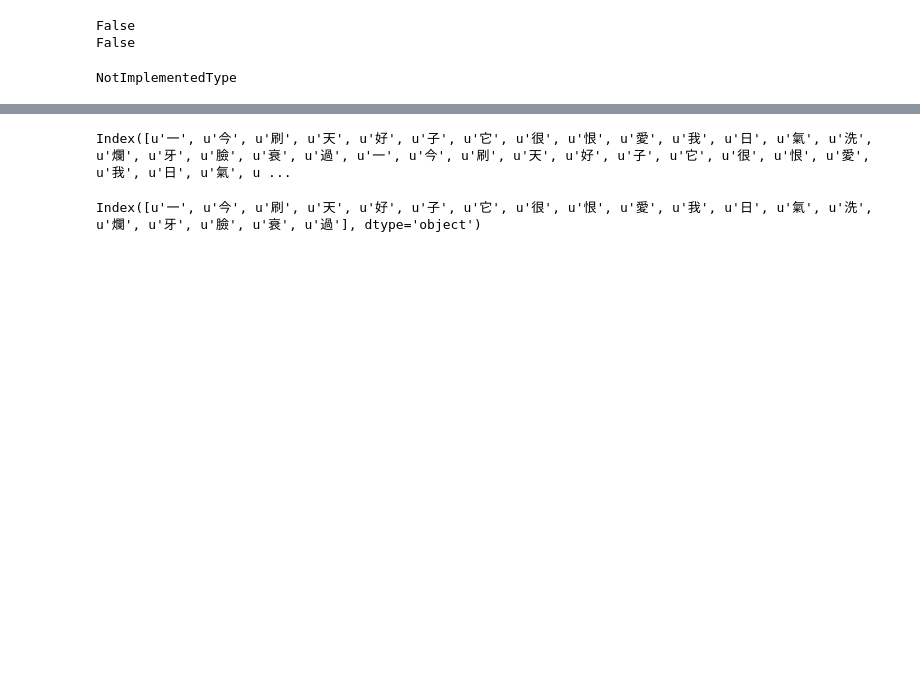
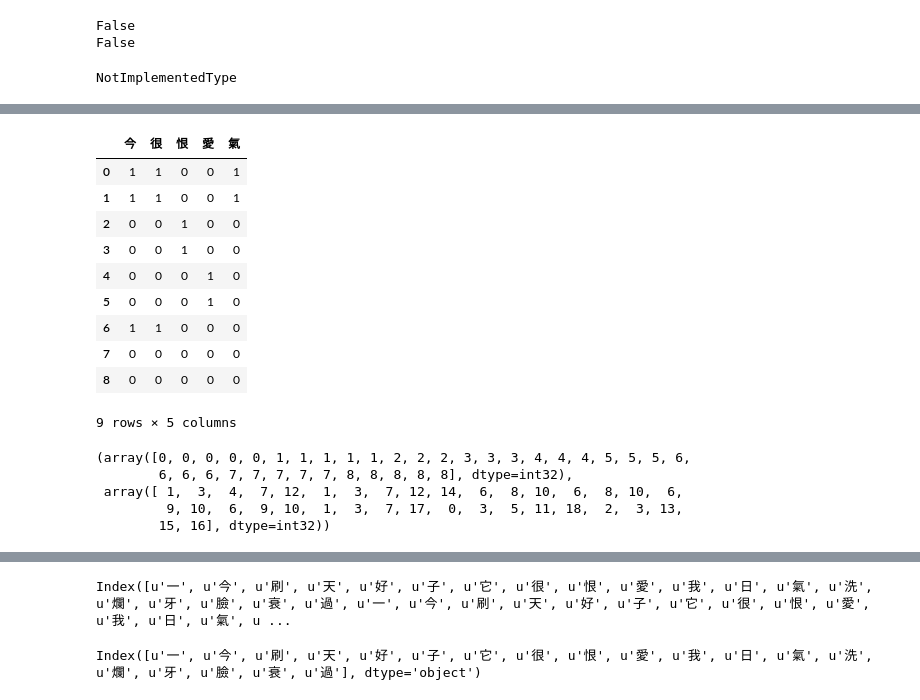
Before and after one commit to c3h3/PlaYnlp, a Jupyter notebook: dev_ipynbs/start_to_dev_modelframe.ipynb, the cells around one changed output, grey strips where cells are left out. Saved outputs shown, nothing was run; the diff lists cells and outputs as text; code cells hidden in the pictures; blank space fills up the shorter version.

```diff
--- a/dev_ipynbs/start_to_dev_modelframe.ipynb
+++ b/dev_ipynbs/start_to_dev_modelframe.ipynb
@@ -74,0 +168,22 @@ test_jieba_sdtm = vcr.vectorize_text(df=test_text_df,
+# %%
+((test_jieba_sdtm.summarize_sdf(L0_col_sum) > 1 ) & (test_jieba_sdtm.summarize_sdf(L0_col_sum) <=3  ))._sub_sdf.to_pandas_df
+# %% [output]
+|  | 今 | 很 | 恨 | 愛 | 氣 |
+| 0 | 1 | 1 | 0 | 0 | 1 |
+| 1 | 1 | 1 | 0 | 0 | 1 |
+| 2 | 0 | 0 | 1 | 0 | 0 |
+| 3 | 0 | 0 | 1 | 0 | 0 |
+| 4 | 0 | 0 | 0 | 1 | 0 |
+| 5 | 0 | 0 | 0 | 1 | 0 |
+| 6 | 1 | 1 | 0 | 0 | 0 |
+| 7 | 0 | 0 | 0 | 0 | 0 |
+| 8 | 0 | 0 | 0 | 0 | 0 |
+9 rows × 5 columns
+# %%
+test_jieba_sdtm._smatrix.nonzero()
+# %% [output]
+(array([0, 0, 0, 0, 0, 1, 1, 1, 1, 1, 2, 2, 2, 3, 3, 3, 4, 4, 4, 5, 5, 5, 6,
+        6, 6, 6, 7, 7, 7, 7, 7, 8, 8, 8, 8, 8], dtype=int32),
+ array([ 1,  3,  4,  7, 12,  1,  3,  7, 12, 14,  6,  8, 10,  6,  8, 10,  6,
+         9, 10,  6,  9, 10,  1,  3,  7, 17,  0,  3,  5, 11, 18,  2,  3, 13,
+        15, 16], dtype=int32))
```
Also changed, not shown: parts of 50 cells of this notebook.
